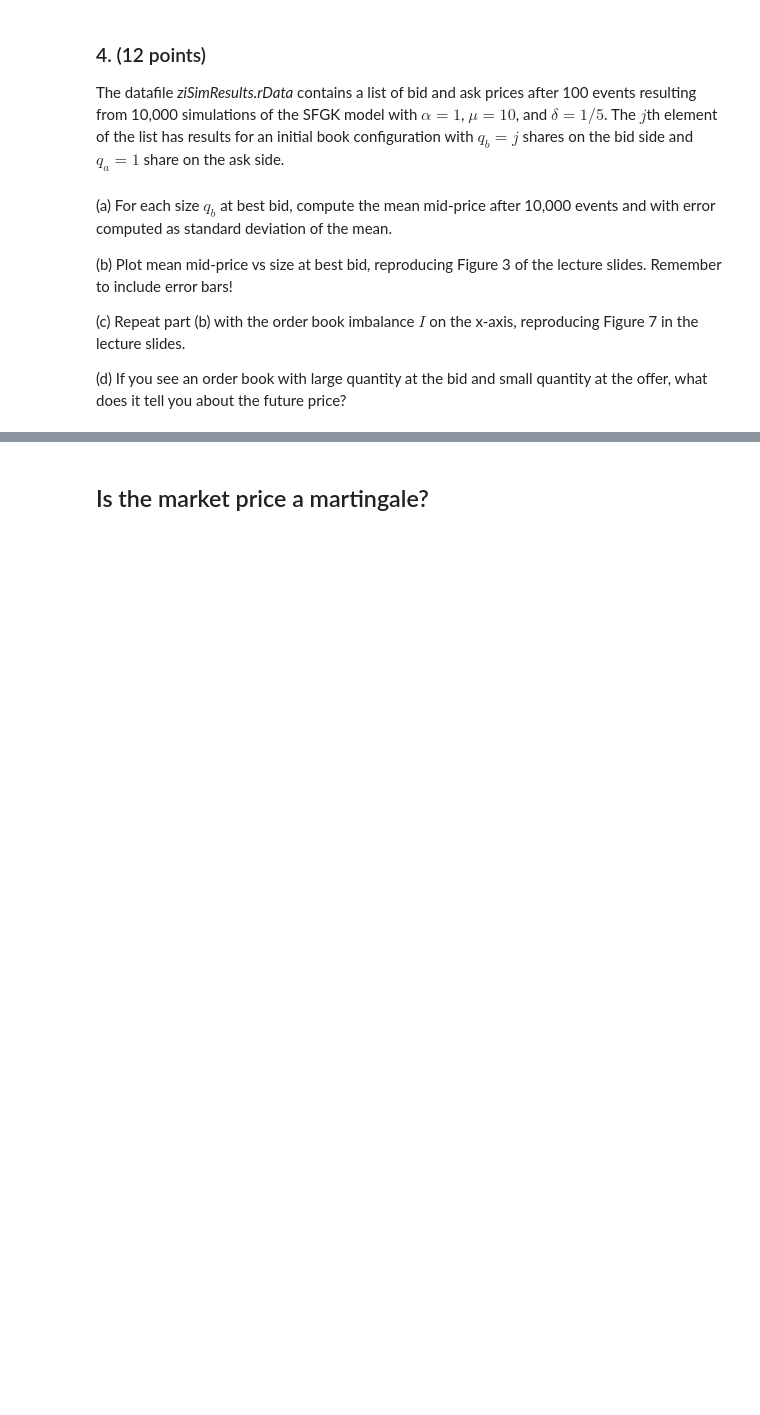
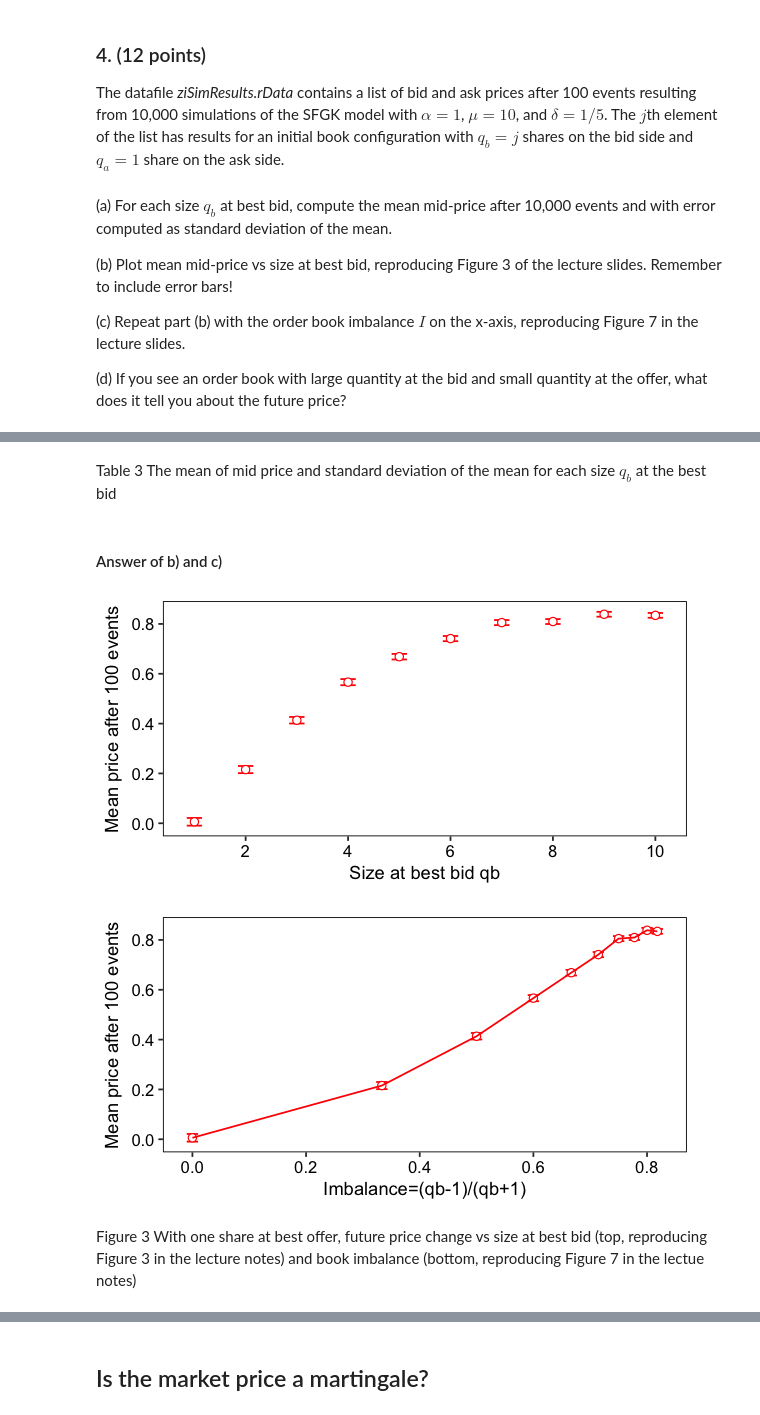
Before and after one commit to noisyoscillator/MTH9879_Market_Microstructure, a Jupyter notebook: 9879HW01_Hongchao_Pan.ipynb, the cells around one changed output, grey strips where cells are left out. Saved outputs shown, nothing was run; the diff lists cells and outputs as text; code cells hidden in the pictures; blank space fills up the shorter version.

```diff
--- a/9879HW01_Hongchao_Pan.ipynb
+++ b/9879HW01_Hongchao_Pan.ipynb
@@ -256,0 +280,17 @@ Remember to include error bars!
+# %%
+# Compute the mean of the mid price and standard deviation of the mean
+mean_P<- c()
+std_P<- c()
+
+# The columns of df are pairs of 'bid-ask', thereby df contains (number of columns/2)
+for(col in 1: (ncol(df)/2)){
+    mid_P<- (df[[(col-1)*2+1]]+df[[col*2]])/2   # df[[i]]: get the numerical values of column i
+    mean_P<- c(mean_P,mean(mid_P)) # mean function to calculate the mean of each mid price
+    std_P<- c(std_P,sd(mid_P))   # sd function to calculate the standard deviation of mid price
+}
+std_P<- std_P/100   # Over 100 events
+size<- seq.int(ncol(df)/2)
+
+dfA<- data.frame(size,mean_P,std_P)
+colnames(dfA)<- c('Size of qb','mean of mid price','std of the mean')
+dfA
@@ -256,0 +309,39 @@ Remember to include error bars!
+# %% [markdown]
+Table 3 The mean of mid price and standard deviation of the mean for each size $q_b$ at the best bid
+# %% [markdown]
+#### Answer of b) and c)
+# %%
+# Plot the mean vs size of best bid with error bar
+options(repr.plot.height=2.5, repr.plot.width=5)
+ggplot(dfA,aes(x=dfA[[1]], y=dfA[[2]]))+
+geom_errorbar(aes(ymin=dfA[[2]]-dfA[[3]],ymax=dfA[[2]]+dfA[[3]]),width=.3,col="red")+
+xlab('Size at best bid qb')+
+ylab('Mean price after 100 events')+
+geom_point(size=2,shape=21,fill="white",col="red")+
+scale_x_continuous(breaks=seq(2,10,2))+
+theme(panel.background = element_rect(fill="white",colour='black'),
+      panel.grid.major=element_blank(),
+     panel.grid.minor=element_blank(),
+     axis.text=element_text(color='black',size=10))
+# Change the theme of the ggplot to be similar as Figure 3 in the lecture notes
+
+# c)
+# Plot the mean vs imbalance (qb-1)/(qb+1)
+ggplot(dfA,aes(x=((dfA[[1]]-1)/(dfA[[1]]+1)), y=dfA[[2]]))+
+geom_errorbar(aes(ymin=dfA[[2]]-dfA[[3]],ymax=dfA[[2]]+dfA[[3]]),width=.02,col="red")+
+xlab('Imbalance=(qb-1)/(qb+1)')+
+ylab('Mean price after 100 events')+
+geom_point(size=2,shape=21,fill="white",col="red")+
+geom_line(col='red')+
+scale_x_continuous(breaks=seq(0,1,0.2))+
+scale_y_continuous(breaks=seq(0,1.0,0.2))+
+theme(panel.background = element_rect(fill="white",colour='black'),
+      panel.grid.major=element_blank(),
+     panel.grid.minor=element_blank(),
+     axis.text=element_text(color='black',size=10))
+# Change the theme of the ggplot to be similar as Figure 7 in the lecture notes
+# %% [output]
+[figure, added]
+[figure, added]
+# %% [markdown]
+Figure 3 With one share at best offer, future price change vs size at best bid (top, reproducing Figure 3 in the lecture notes) and book imbalance (bottom, reproducing Figure 7 in the lectue notes)
```
Also changed, not shown: parts of 14 cells of this notebook, 2 other files.
